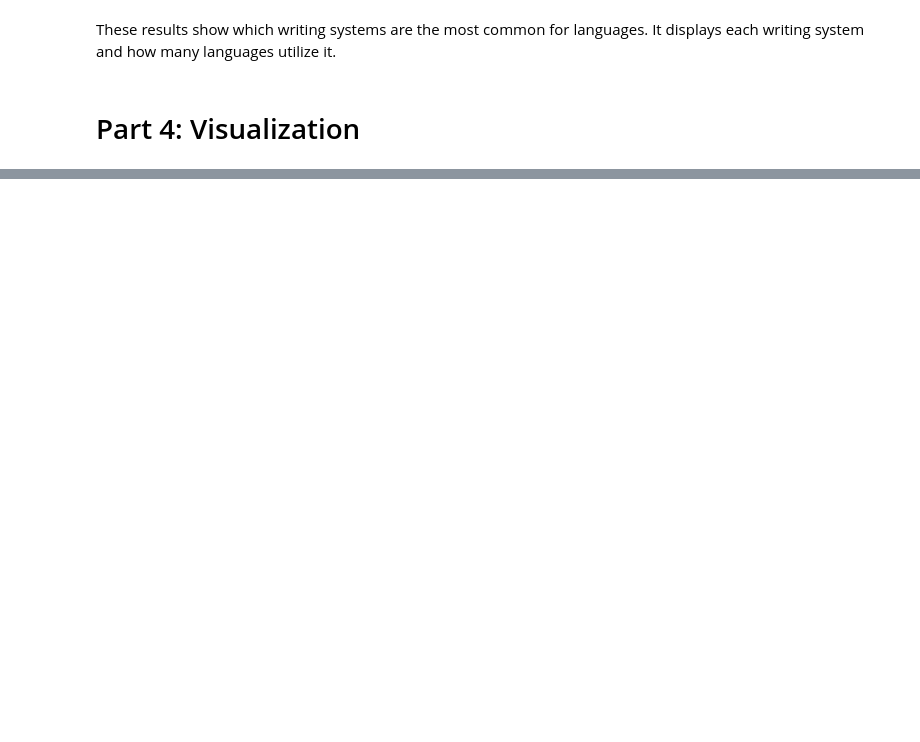
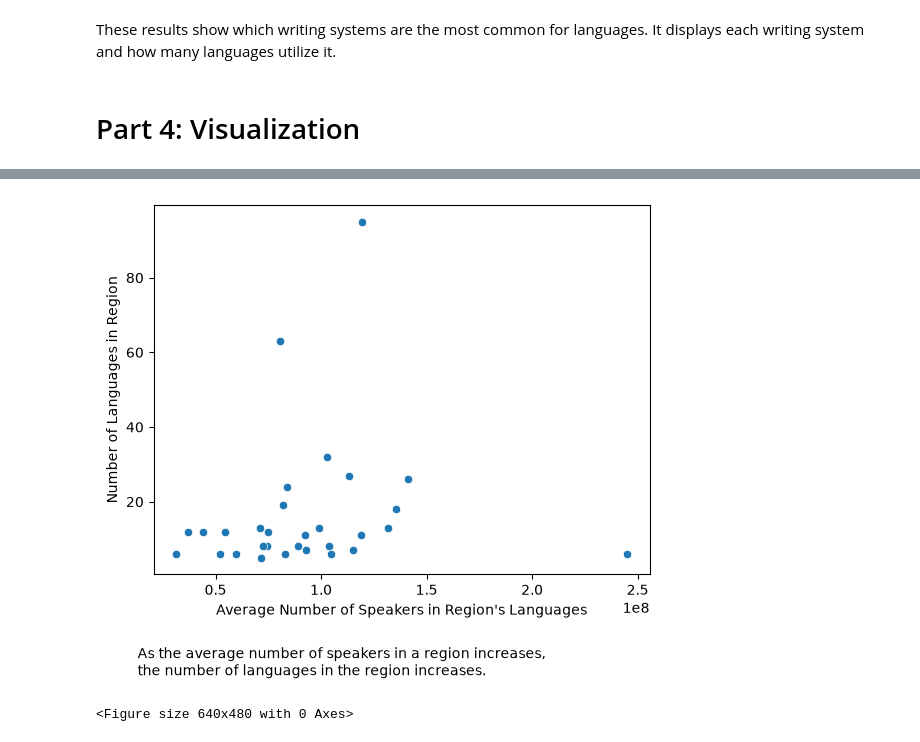
Before and after one commit to haleybriggssain/STA556-HW2, a Jupyter notebook: notebooks/homework2.ipynb, the cells around one changed output, grey strips where cells are left out. Drawn from its saved outputs; the diff is of its cells as text; code cells hidden in the pictures; blank space fills up the shorter version.

```diff
--- a/notebooks/homework2.ipynb
+++ b/notebooks/homework2.ipynb
@@ -174,11 +154,18 @@ plt.show()
 # %%
 # Plot 3: relationship
 
-num_speakers = languages.groupby("Region")["Speakers"].sum().reset_index()
+num_speakers = languages.groupby("Region")["Speakers"].mean().reset_index()
 num_langs = languages.groupby("Region")["Language"].size().reset_index()
-new_lang_data = num_speakers.merge(num_langs, on="Region")
+speaker_lang_data = num_speakers.merge(num_langs, on="Region")
 
-sns.scatterplot(data = languages, x = "col_name", y = "col_name")
+sns.scatterplot(data = speaker_lang_data, x = "Speakers", y = "Language")
+plt.figtext(0.1, -0.1, "As the average number of speakers in a region increases,\n"
+            "the number of languages in the region increases.")
+plt.xlabel("Average Number of Speakers in Region's Languages")
+plt.ylabel("Number of Languages in Region")
 plt.show()
 
-# number of speakers in a region vs number of languages in the region
+plt.savefig("../figures/speakers_language_per_region.png", dpi=300, bbox_inches="tight")
+# %% [output]
+[figure, added]
+<Figure size 640x480 with 0 Axes>
```
Also changed, not shown: parts of 7 cells of this notebook, 4 other files.
